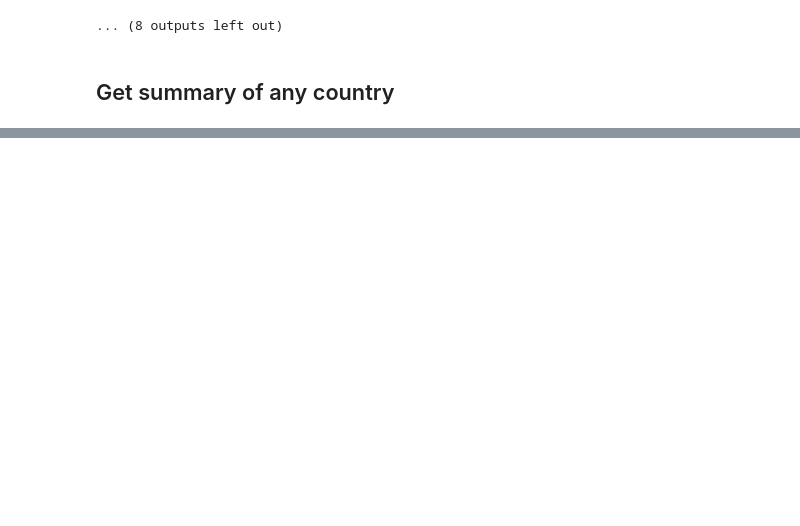
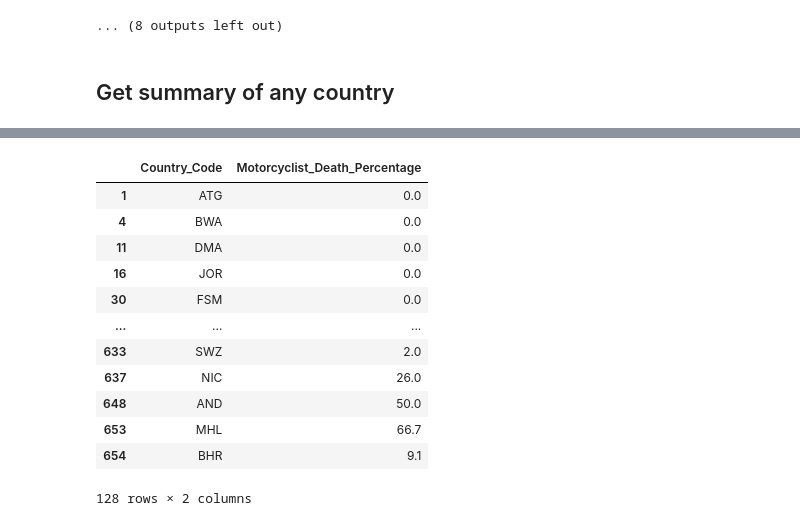
Before and after one commit to samarth2015/writing_assignment, a Jupyter notebook: Road_safety.ipynb, the cells around one changed output, grey strips where cells are left out. Drawn from its saved outputs; the diff is of its cells as text; code cells hidden in the pictures; blank space fills up the shorter version.

```diff
--- a/Road_safety.ipynb
+++ b/Road_safety.ipynb
@@ -178,0 +317,21 @@ Despite helmet laws, Country A has high motorcycle deaths — suggesting poor en
+# %%
+moto_deaths = death_distribution[death_distribution['Data_Description'] == 'Drivers/passengers of motorized 2- or 3-wheelers']
+moto_deaths = moto_deaths[['Country_Code', 'Value']]
+moto_deaths.columns = ['Country_Code', 'Motorcyclist_Death_Percentage']
+moto_deaths['Motorcyclist_Death_Percentage'] = pd.to_numeric(moto_deaths['Motorcyclist_Death_Percentage'], errors='coerce')
+# %%
+moto_deaths
+# %% [output]
+|  | Country_Code | Motorcyclist_Death_Percentage |
+| 1 | ATG | 0.0 |
+| 4 | BWA | 0.0 |
+| 11 | DMA | 0.0 |
+| 16 | JOR | 0.0 |
+| 30 | FSM | 0.0 |
+| ... | ... | ... |
+| 633 | SWZ | 2.0 |
+| 637 | NIC | 26.0 |
+| 648 | AND | 50.0 |
+| 653 | MHL | 66.7 |
+| 654 | BHR | 9.1 |
+128 rows × 2 columns
```
Also changed, not shown: parts of 26 cells of this notebook.
